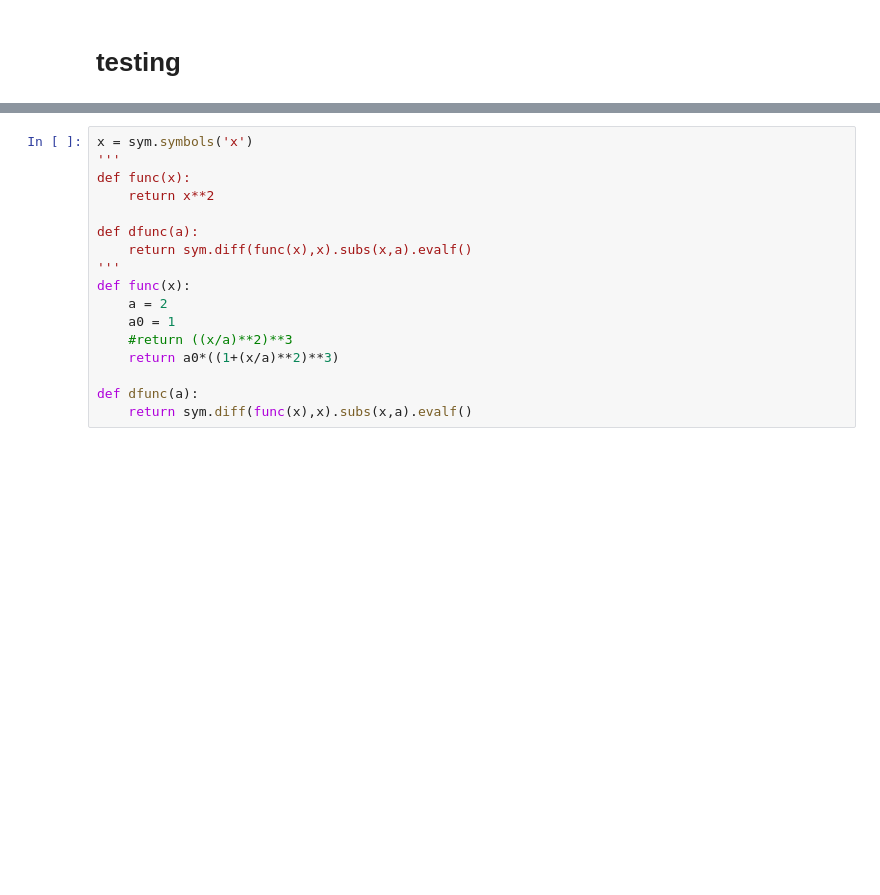
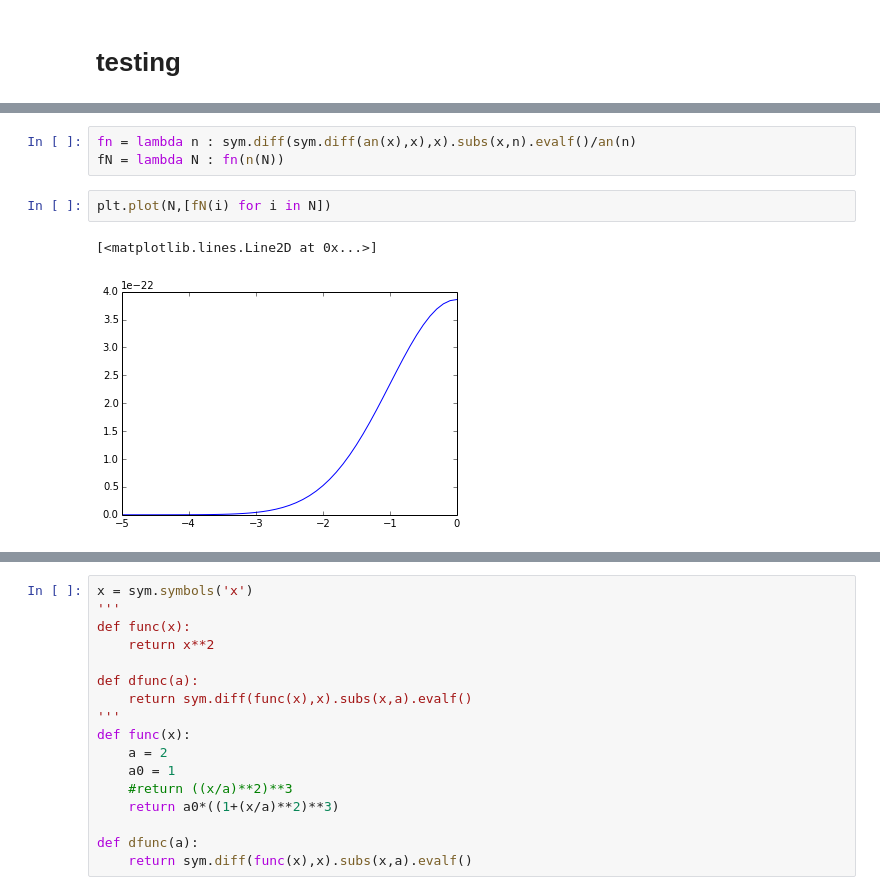
Before and after one commit to rahulporuri/project_work, a Jupyter notebook: test.ipynb, the cells around one changed output, grey strips where cells are left out. Cells and saved outputs as stored; diff of their text form; blank space fills up the shorter version.

```diff
--- a/test.ipynb
+++ b/test.ipynb
@@ -175,0 +251,8 @@ sym.diff(DfH(x),x)
+# %%
+fn = lambda n : sym.diff(sym.diff(an(x),x),x).subs(x,n).evalf()/an(n)
+fN = lambda N : fn(n(N))
+# %%
+plt.plot(N,[fN(i) for i in N])
+# %% [output]
+[<matplotlib.lines.Line2D at 0x...>]
+[figure, added]
```
Also changed, not shown: parts of 59 cells of this notebook, 1 other file.
